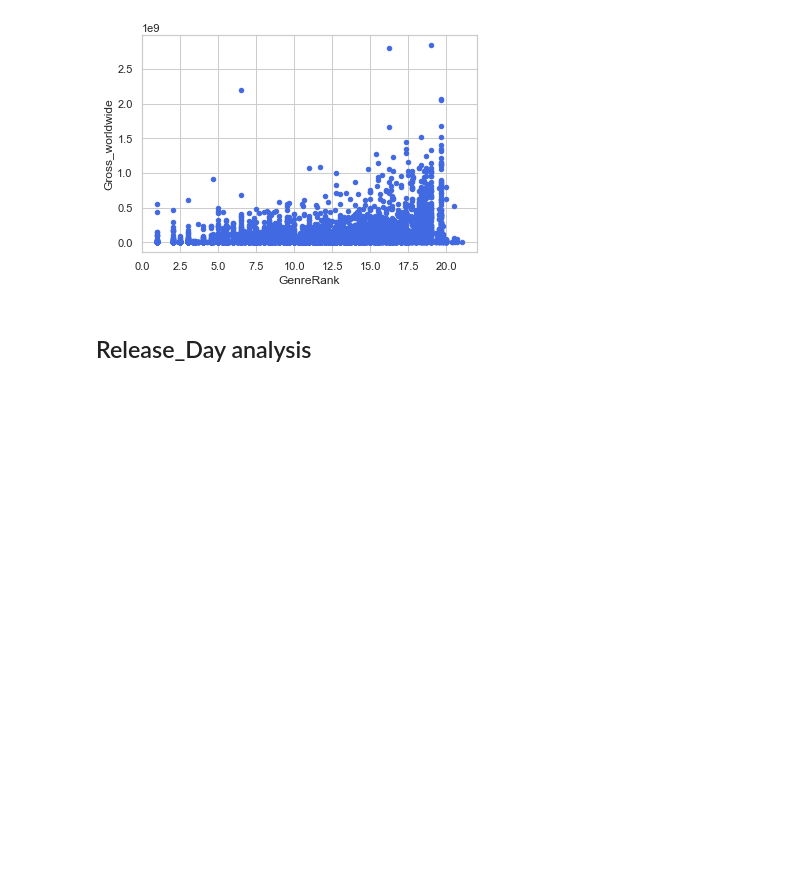
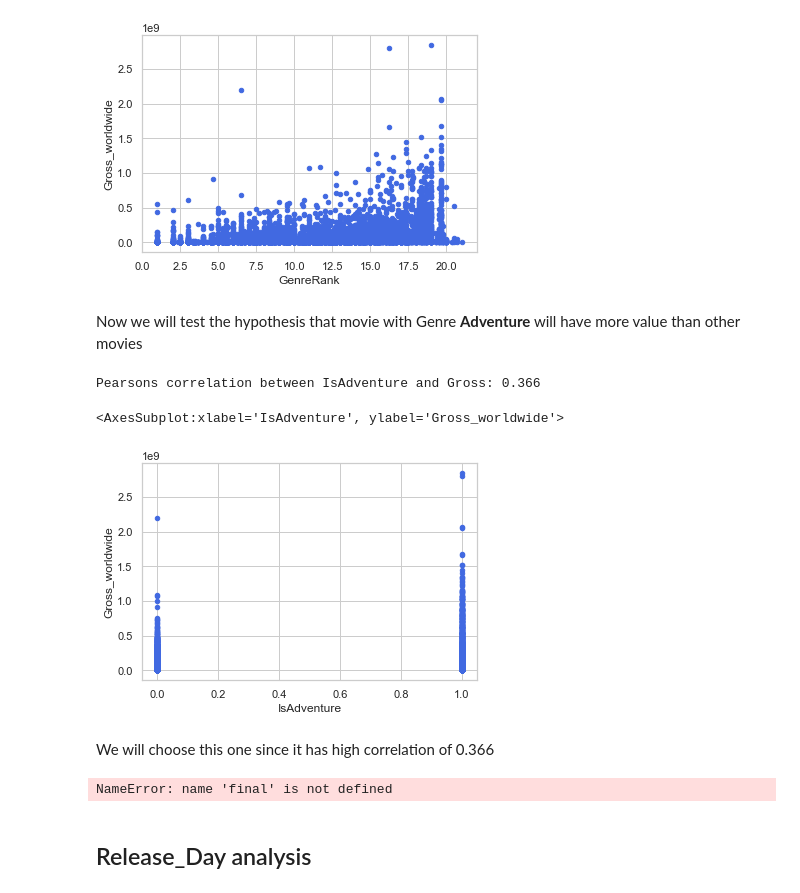
Before and after one commit to theobmgit/bor-prediction-analysis, a Jupyter notebook: notebook/ExploratoryAnalysis.ipynb, the cells around one changed output. Cells and saved outputs as stored; diff of their text form; code cells hidden in the pictures; blank space fills up the shorter version.

Commit message:
Modify add isAdventure

```diff
--- a/notebook/ExploratoryAnalysis.ipynb
+++ b/notebook/ExploratoryAnalysis.ipynb
@@ -314,6 +314,24 @@ Pearsons correlation between GenreRank and Gross: 0.323
 [figure]
 # %%
 final['GenreRank'] = data2['GenreRank']
+# %% [markdown]
+Now we will test the hypothesis that movie with Genre **Adventure** will have more value than other movies
+# %%
+data2=data.copy()
+data2['IsAdventure']=data2['Genre'].apply(lambda x: 1 if 'Adventure' in x else 0)
+corr= pearsonr(data2['IsAdventure'],data2['Gross_worldwide'])[0]
+print('Pearsons correlation between IsAdventure and Gross: %.3f' % corr)
+data2.plot.scatter(x='IsAdventure',y='Gross_worldwide',color='royalblue')
+# %% [output]
+Pearsons correlation between IsAdventure and Gross: 0.366
+<AxesSubplot:xlabel='IsAdventure', ylabel='Gross_worldwide'>
+[figure, added]
+# %% [markdown]
+We will choose this one since it has high correlation of 0.366
+# %%
+final['IsAdventure'] = data2['IsAdventure']
+# %% [output]
+NameError: name 'final' is not defined
 # %% [markdown]
 ## Release_Day analysis
 # %%
```
Also changed, not shown: parts of 8 cells of this notebook.
